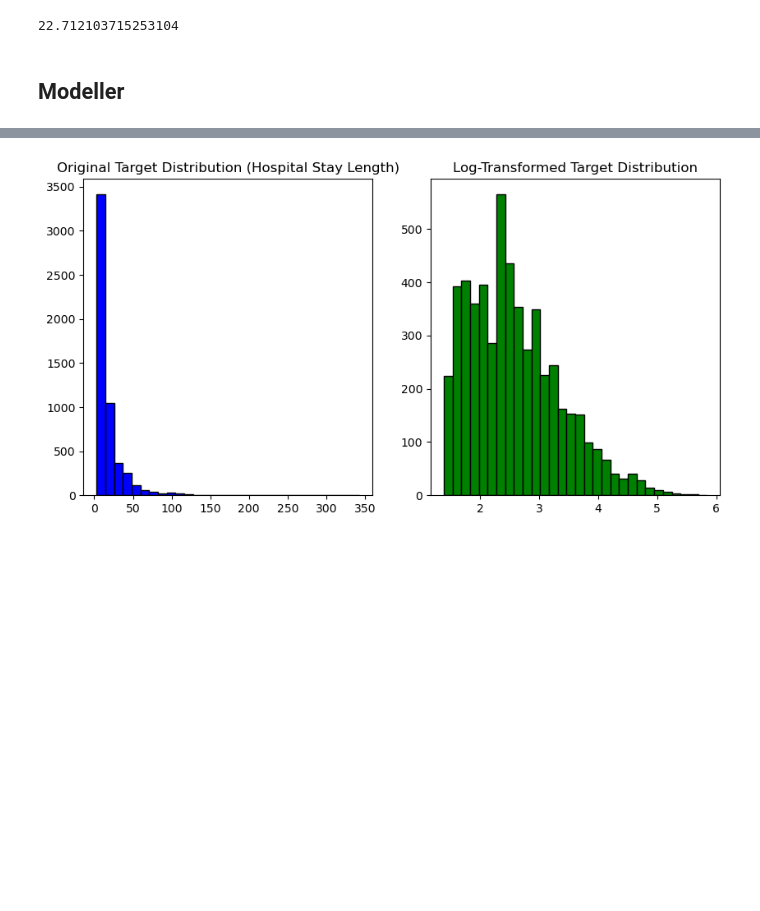
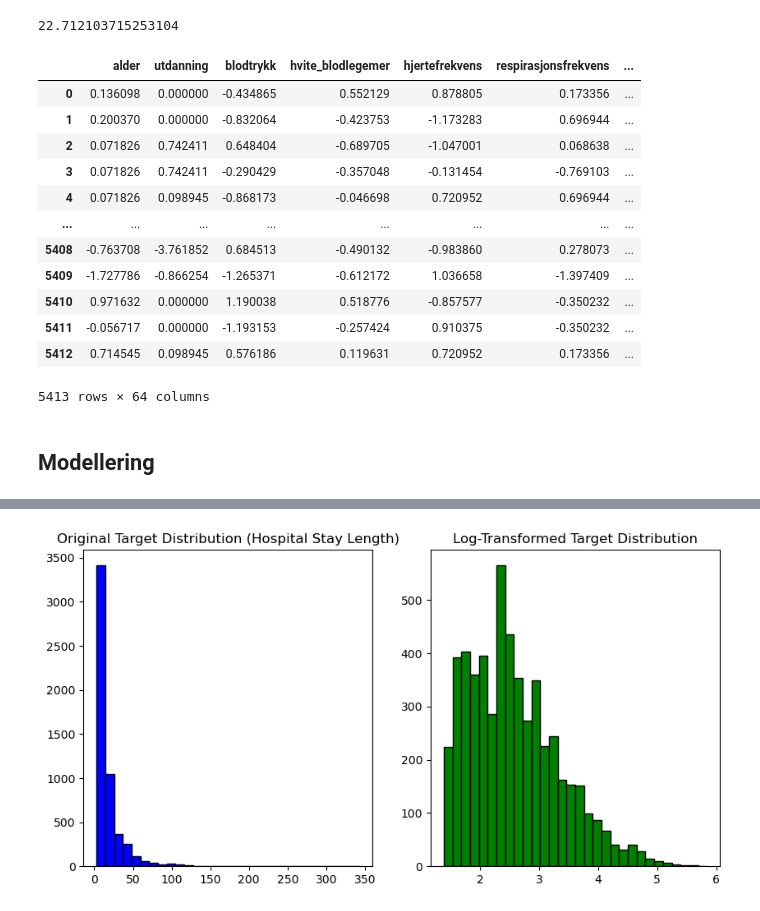
Before and after one commit to JakobBerg-Projects/Data-Science-Sykehusopphold, a Jupyter notebook: src/imputering og modellering.ipynb, the cells around one changed output, grey strips where cells are left out. Saved outputs shown, nothing was run; the diff lists cells and outputs as text; code cells hidden in the pictures; blank space fills up the shorter version.

```diff
--- a/src/imputering og modellering.ipynb
+++ b/src/imputering og modellering.ipynb
@@ -55,12 +57,6 @@ test_df = pd.read_csv('test_df.csv')
 
 pd.set_option('display.max_columns', None)
 pd.reset_option('display.float_format')
-# %%
-# Combine train and test data for processing
-full_data = pd.concat([train_df, val_df, test_df], ignore_index=True)
-pd.reset_option('display.max_colwidth')
-pd.reset_option('display.max_columns')
-pd.reset_option('display.expand_frame_repr')
 # %% [markdown]
 ## Variabelutvinning
 # %%
@@ -148,7 +131,35 @@ def prepare_data(df, categorical_cols, numeric_cols):
 # %%
-X_train, y_train = prepare_data(train_df, categorical_cols, numeric_cols)
-X_val, y_val = prepare_data(val_df, categorical_cols, numeric_cols)
-X_test, y_test = prepare_data(test_df, categorical_cols, numeric_cols)
+X_train, numeric_cols_train, categorical_cols_train, y_train = prepare_data_for_prediction(train_df, categorical_cols, numeric_cols)
+X_val, numeric_cols_val, categorical_cols_val, y_val = prepare_data_for_prediction(val_df, categorical_cols, numeric_cols)
+X_test, numeric_cols_test, categorical_cols_test, y_test = prepare_data_for_prediction(test_df, categorical_cols, numeric_cols)
+# %%
+# Pipeline for numeric and categorical preprocessing
+num_pipeline = Pipeline(steps=[
+    ('impute', SimpleImputer()),  # Placeholder for numeric imputation
+    ('scaler', StandardScaler())  # Scaling for numeric features
+])
+
+cat_pipeline = Pipeline(steps=[
+    ('impute', SimpleImputer(strategy='most_frequent')),  # Categorical imputation
+    ('one-hot-encoder', OneHotEncoder(handle_unknown='ignore', sparse_output=False))  # One-hot encoding
+])
+
+# ColumnTransformer for applying preprocessing pipelines
+col_transformer = ColumnTransformer(transformers=[
+    ('num_pipeline', num_pipeline, numeric_cols_train),  # Numeric pipeline for numeric columns
+    ('cat_pipeline', cat_pipeline, categorical_cols_train)  # Categorical pipeline for categorical columns
+])
+
+# Apply the pipeline to fit/transform the data
+X_train_imputed = col_transformer.fit_transform(X_train)
+X_val_imputed = col_transformer.transform(X_val)
+X_test_imputed = col_transformer.transform(X_test)
+
+# Optional: Convert the imputed data back to a DataFrame for easy handling of feature names
+feature_names = list(numeric_cols_train) + list(col_transformer.named_transformers_['cat_pipeline'].named_steps['one-hot-encoder'].get_feature_names_out(categorical_cols_train))
+X_train_imputed = pd.DataFrame(X_train_imputed, columns=feature_names)
+X_val_imputed = pd.DataFrame(X_val_imputed, columns=feature_names)
+X_test_imputed = pd.DataFrame(X_test_imputed, columns=feature_names)
 # %% [markdown]
 ## Grunnlinjemodeller
 # %%
@@ -167,5 +178,21 @@ rmse_baseline = root_mean_squared_error(y_val, prediction)
 rmse_baseline
 # %% [output]
 22.712103715253104
+# %%
+X_train_imputed
+# %% [output]
+|  | alder | utdanning | blodtrykk | hvite_blodlegemer | hjertefrekvens | respirasjonsfrekvens | ... |
+| 0 | 0.136098 | 0.000000 | -0.434865 | 0.552129 | 0.878805 | 0.173356 | ... |
+| 1 | 0.200370 | 0.000000 | -0.832064 | -0.423753 | -1.173283 | 0.696944 | ... |
+| 2 | 0.071826 | 0.742411 | 0.648404 | -0.689705 | -1.047001 | 0.068638 | ... |
+| 3 | 0.071826 | 0.742411 | -0.290429 | -0.357048 | -0.131454 | -0.769103 | ... |
+| 4 | 0.071826 | 0.098945 | -0.868173 | -0.046698 | 0.720952 | 0.696944 | ... |
+| ... | ... | ... | ... | ... | ... | ... | ... |
+| 5408 | -0.763708 | -3.761852 | 0.684513 | -0.490132 | -0.983860 | 0.278073 | ... |
+| 5409 | -1.727786 | -0.866254 | -1.265371 | -0.612172 | 1.036658 | -1.397409 | ... |
+| 5410 | 0.971632 | 0.000000 | 1.190038 | 0.518776 | -0.857577 | -0.350232 | ... |
+| 5411 | -0.056717 | 0.000000 | -1.193153 | -0.257424 | 0.910375 | -0.350232 | ... |
+| 5412 | 0.714545 | 0.098945 | 0.576186 | 0.119631 | 0.720952 | 0.173356 | ... |
+5413 rows × 64 columns
 # %% [markdown]
-## Modeller
+## Modellering
```
Also changed, not shown: parts of 28 cells of this notebook, 7 other files.
